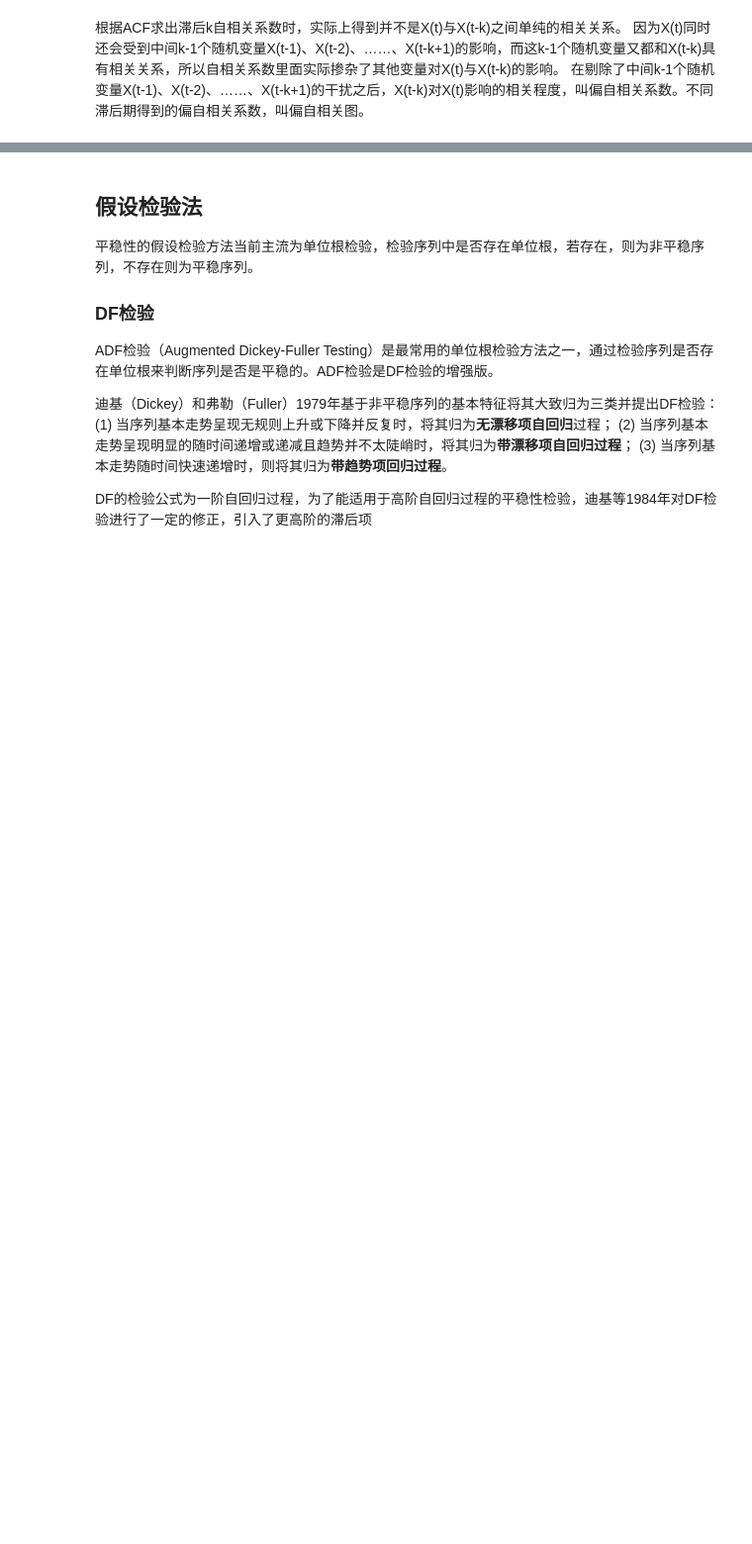
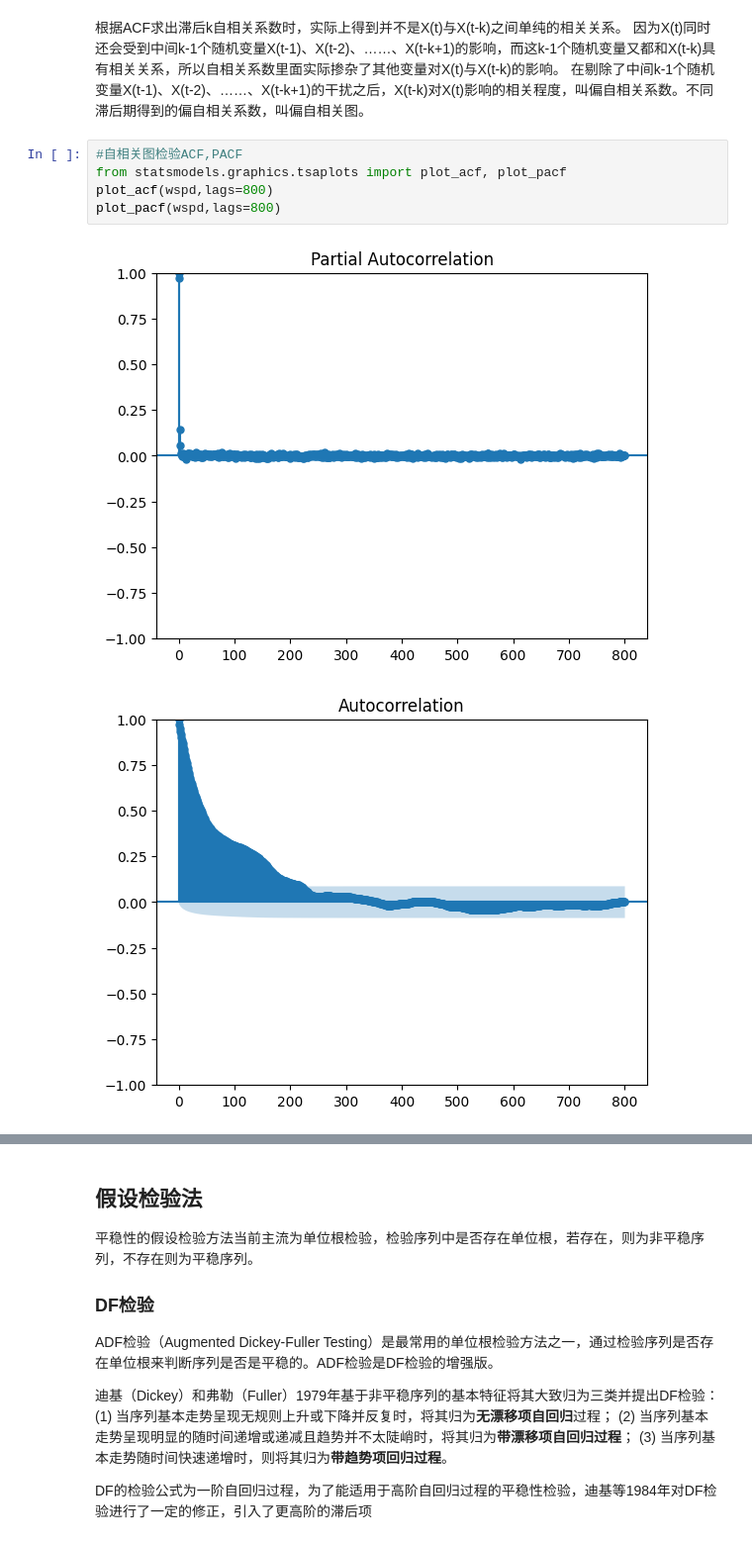
Before and after one commit to yellow378/TSF, a Jupyter notebook: analysis/LongYuan/平稳性检验.ipynb, the cells around one changed output, grey strips where cells are left out. Shown: that part at 99% size. Saved outputs shown, nothing was run; the diff lists cells and outputs as text; blank space fills up the shorter version.

```diff
--- a/analysis/LongYuan/平稳性检验.ipynb
+++ b/analysis/LongYuan/平稳性检验.ipynb
@@ -75,3 +75,11 @@ variance1=11.303839, variance2=249429.947895
 # %% [markdown]
 根据ACF求出滞后k自相关系数时，实际上得到并不是X(t)与X(t-k)之间单纯的相关关系。
 因为X(t)同时还会受到中间k-1个随机变量X(t-1)、X(t-2)、……、X(t-k+1)的影响，而这k-1个随机变量又都和X(t-k)具有相关关系，所以自相关系数里面实际掺杂了其他变量对X(t)与X(t-k)的影响。 在剔除了中间k-1个随机变量X(t-1)、X(t-2)、……、X(t-k+1)的干扰之后，X(t-k)对X(t)影响的相关程度，叫偏自相关系数。不同滞后期得到的偏自相关系数，叫偏自相关图。
+# %%
+#自相关图检验ACF,PACF
+from statsmodels.graphics.tsaplots import plot_acf, plot_pacf
+plot_acf(wspd,lags=800)
+plot_pacf(wspd,lags=800)
+# %% [output]
+[figure, added]
+[figure, added]
```
Also changed, not shown: parts of 2 cells of this notebook, 48 other files.
